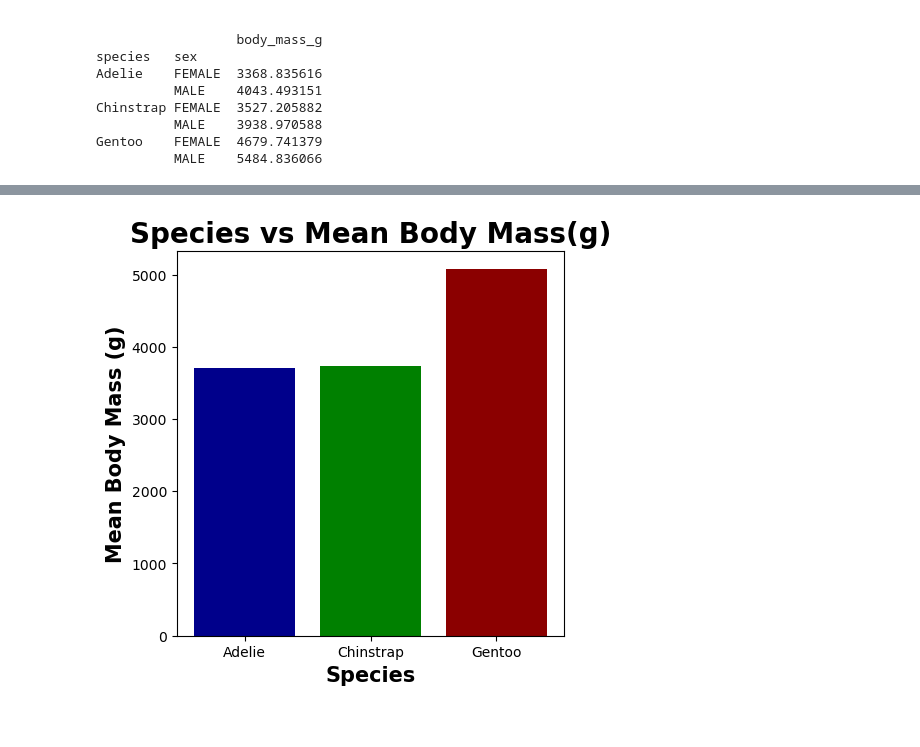
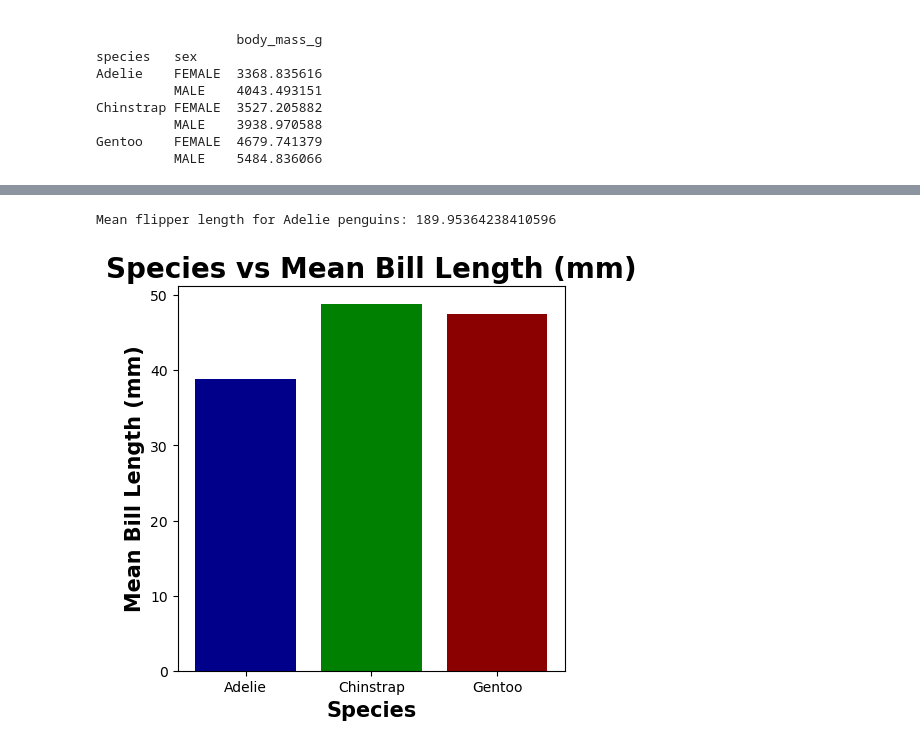
Before and after one commit to L-g00438909/my_work, a Jupyter notebook: penguins.ipynb, the cells around one changed output, grey strips where cells are left out. Drawn from its saved outputs; the diff is of its cells as text; code cells hidden in the pictures.

```diff
--- a/penguins.ipynb
+++ b/penguins.ipynb
@@ -207,16 +259,18 @@ Gentoo    FEMALE  4679.741379
+# %%
+# mean flipper length for adelie penguins
+mean_flipper_length_adelie = df[df['species'] == 'Adelie']['flipper_length_mm'].mean()
+print('Mean flipper length for Adelie penguins:', mean_flipper_length_adelie)
+# %% [output]
+Mean flipper length for Adelie penguins: 189.95364238410596
 # %%
-# Calculate the mean body mass for each species
-mean_body_mass = df.groupby("species")["body_mass_g"].mean()
+# create a bar chart of mean bill length by species
+mean_bill_length = df.groupby("species")["bill_length_mm"].mean()
 colors = ['darkblue', 'green', 'darkred']
-# Create a bar chart of body mass vs species using Matplotlib
 plt.figure(figsize=(5, 5))
-plt.bar(mean_body_mass.index, mean_body_mass.values, color=colors)
-plt.title("Species vs Mean Body Mass(g)", fontweight='bold', fontsize=20, color='Black' )
+plt.bar(mean_bill_length.index, mean_bill_length.values, color=colors)
+plt.title("Species vs Mean Bill Length (mm)", fontweight='bold', fontsize=20, color='Black' )
 plt.xlabel("Species", fontweight='bold', fontsize=15, color='Black')
-plt.ylabel("Mean Body Mass (g)", fontweight='bold', fontsize=15, color='Black')
-
-
-
+plt.ylabel("Mean Bill Length (mm)", fontweight='bold', fontsize=15, color='Black')
 plt.show()
 # %% [output]
-[figure, old version]
+[figure, new version]
```
Also changed, not shown: parts of 26 cells of this notebook, 1 other file.
